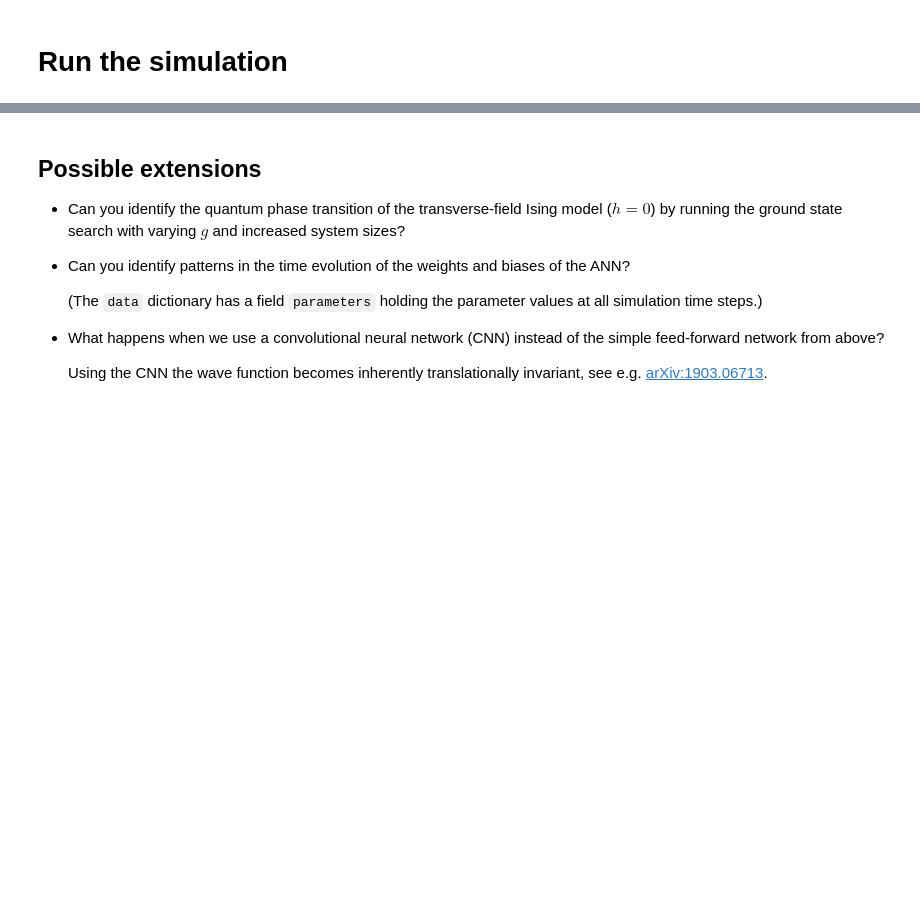
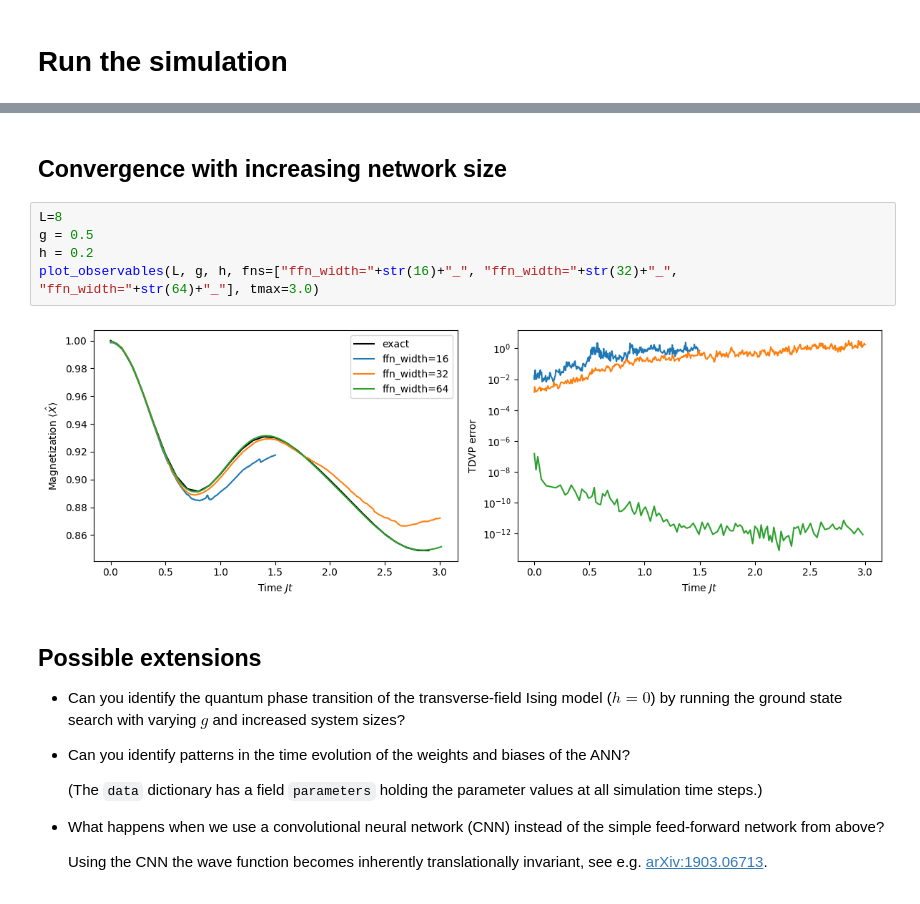
Before and after one commit to markusschmitt/quant24_summer_school, a Jupyter notebook: nqs_tutorial.ipynb, the cells around one changed output, grey strips where cells are left out. Drawn from its saved outputs; the diff is of its cells as text; blank space fills up the shorter version.

```diff
--- a/nqs_tutorial.ipynb
+++ b/nqs_tutorial.ipynb
@@ -505,3 +424,12 @@ plot_observables(L, g, h, fns=["ffn_width="+str(width)+"_"])
+# %% [markdown]
+## Convergence with increasing network size
+# %%
+L=8
+g = 0.5
+h = 0.2
+plot_observables(L, g, h, fns=["ffn_width="+str(16)+"_", "ffn_width="+str(32)+"_", "ffn_width="+str(64)+"_"], tmax=3.0)
+# %% [output]
+[figure, added]
 # %% [markdown]
 ## Possible extensions
 
```
Also changed, not shown: parts of 16 cells of this notebook, 4 other files.
